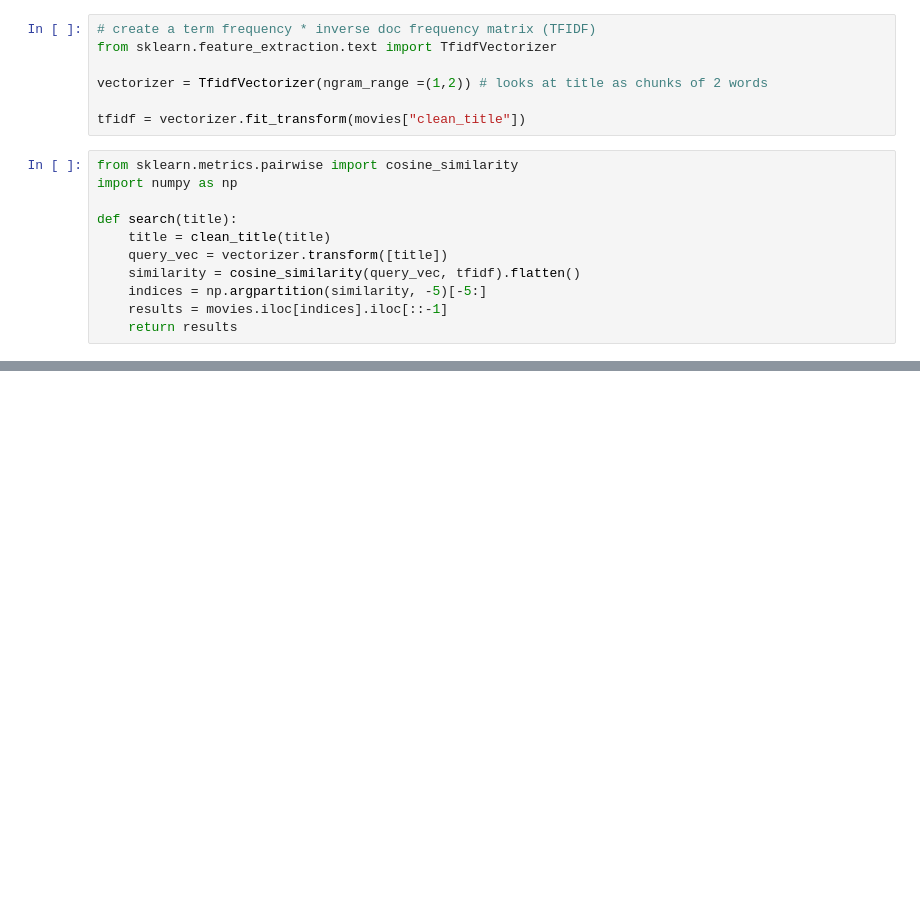
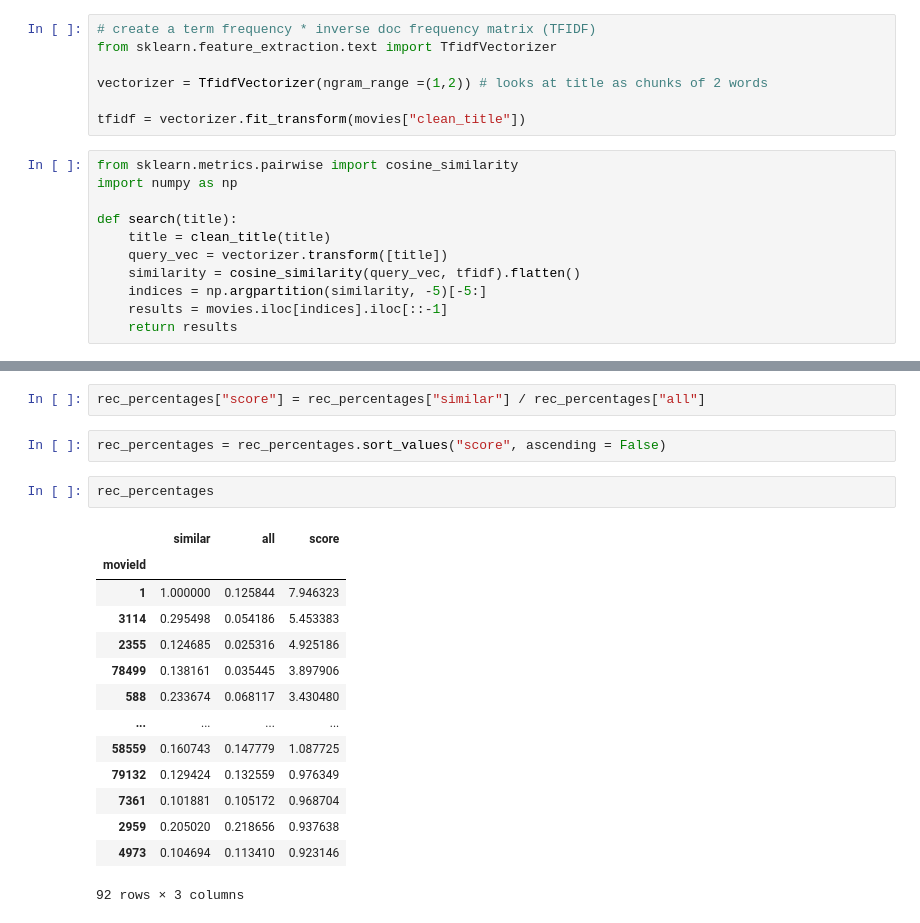
Before and after one commit to stevenpunn/Film-Recommendation-Engine, a Jupyter notebook: Film Recommendation Engine.ipynb, the cells around one changed output, grey strips where cells are left out. Saved outputs shown, nothing was run; the diff lists cells and outputs as text; blank space fills up the shorter version.

```diff
--- a/Film Recommendation Engine.ipynb
+++ b/Film Recommendation Engine.ipynb
@@ -81,0 +204,21 @@ Text(value='Toy Story', description='Movie Title')
+# %%
+rec_percentages["score"] = rec_percentages["similar"] / rec_percentages["all"]
+# %%
+rec_percentages = rec_percentages.sort_values("score", ascending = False)
+# %%
+rec_percentages
+# %% [output]
+|  | similar | all | score |
+| movieId |  |  |  |
+| 1 | 1.000000 | 0.125844 | 7.946323 |
+| 3114 | 0.295498 | 0.054186 | 5.453383 |
+| 2355 | 0.124685 | 0.025316 | 4.925186 |
+| 78499 | 0.138161 | 0.035445 | 3.897906 |
+| 588 | 0.233674 | 0.068117 | 3.430480 |
+| ... | ... | ... | ... |
+| 58559 | 0.160743 | 0.147779 | 1.087725 |
+| 79132 | 0.129424 | 0.132559 | 0.976349 |
+| 7361 | 0.101881 | 0.105172 | 0.968704 |
+| 2959 | 0.205020 | 0.218656 | 0.937638 |
+| 4973 | 0.104694 | 0.113410 | 0.923146 |
+92 rows × 3 columns
```
Also changed, not shown: parts of 18 cells of this notebook.
